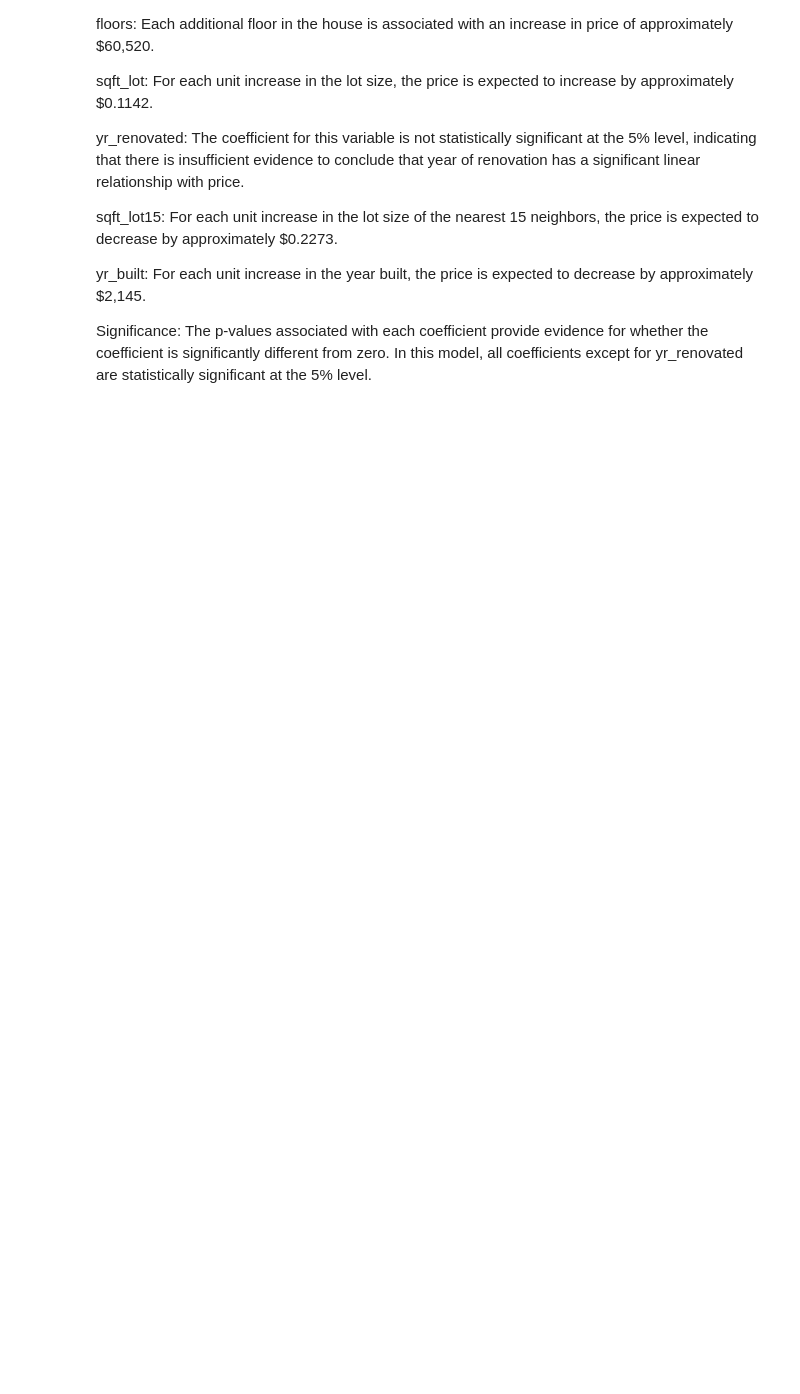
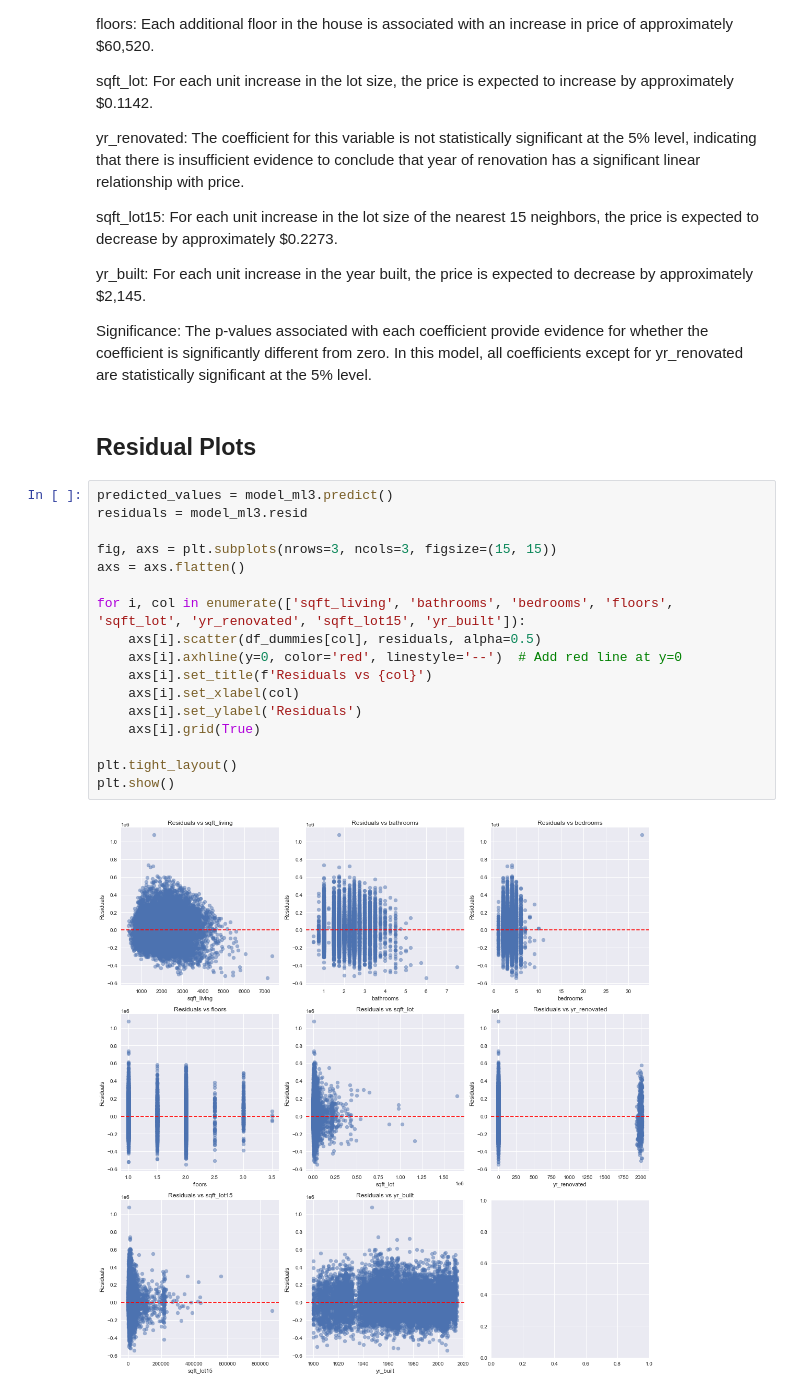
Before and after one commit to whareverr/dsc-phase-2-project-v2-3, a Jupyter notebook: student.ipynb, the cells around one changed output. Saved outputs shown, nothing was run; the diff lists cells and outputs as text; blank space fills up the shorter version.

```diff
--- a/student.ipynb
+++ b/student.ipynb
@@ -864,3 +864,24 @@ yr_built: For each unit increase in the year built, the price is expected to dec
 
 Significance: The p-values associated with each coefficient provide evidence for whether the coefficient is significantly different from zero.
 In this model, all coefficients except for yr_renovated are statistically significant at the 5% level.
+# %% [markdown]
+## Residual Plots
+# %%
+predicted_values = model_ml3.predict()
+residuals = model_ml3.resid
+
+fig, axs = plt.subplots(nrows=3, ncols=3, figsize=(15, 15))
+axs = axs.flatten()
+
+for i, col in enumerate(['sqft_living', 'bathrooms', 'bedrooms', 'floors', 'sqft_lot', 'yr_renovated', 'sqft_lot15', 'yr_built']):
+    axs[i].scatter(df_dummies[col], residuals, alpha=0.5)
+    axs[i].axhline(y=0, color='red', linestyle='--')  # Add red line at y=0
+    axs[i].set_title(f'Residuals vs {col}')
+    axs[i].set_xlabel(col)
+    axs[i].set_ylabel('Residuals')
+    axs[i].grid(True)
+
+plt.tight_layout()
+plt.show()
+# %% [output]
+[figure, added]
```
Also changed, not shown: parts of 12 cells of this notebook.
